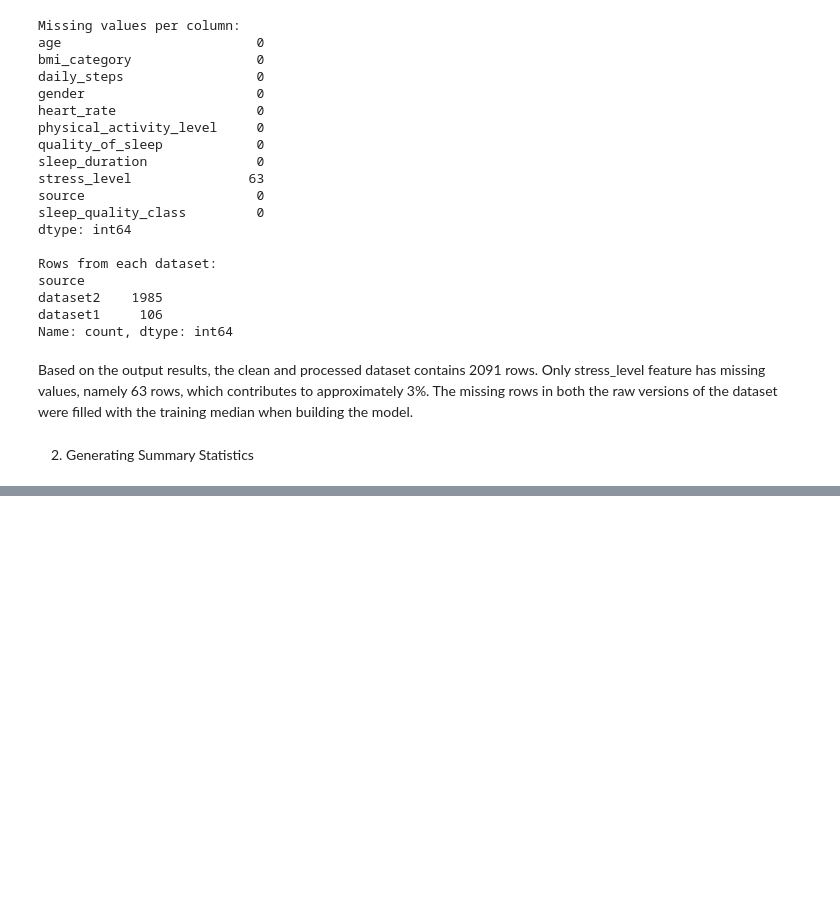
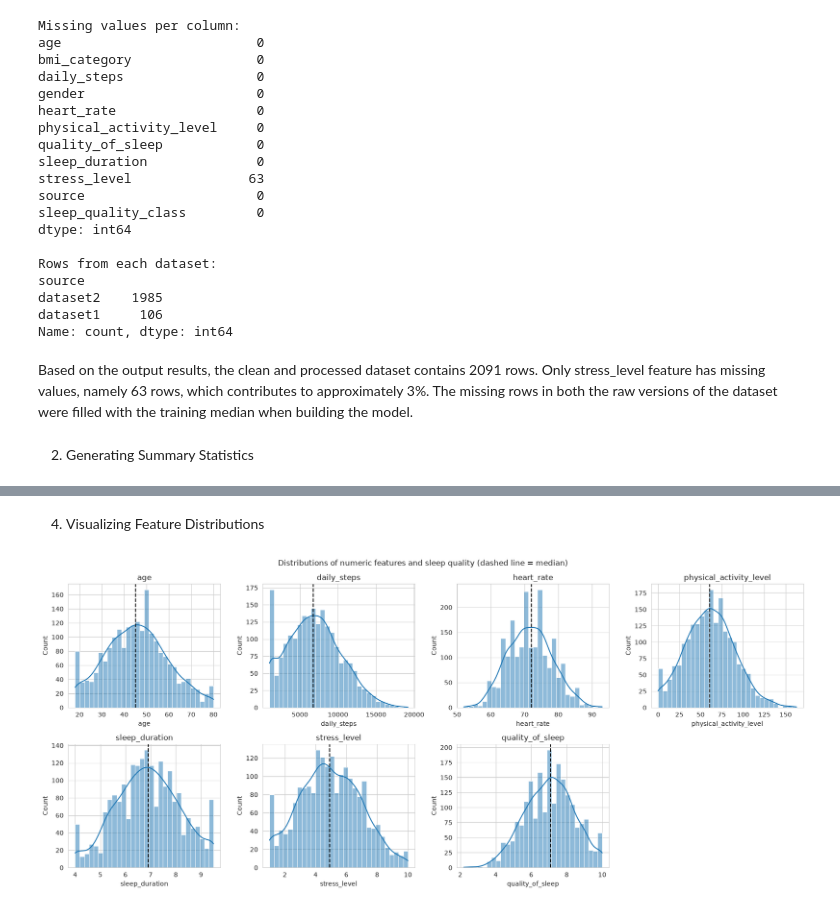
Before and after one commit to HamsMSaidam/QUALIFY, a Jupyter notebook: notebooks/02_EDA_layan.ipynb, the cells around one changed output, grey strips where cells are left out. Drawn from its saved outputs; the diff is of its cells as text; code cells hidden in the pictures; blank space fills up the shorter version.

```diff
--- a/notebooks/02_EDA_layan.ipynb
+++ b/notebooks/02_EDA_layan.ipynb
@@ -101,0 +168,18 @@ Based on the output results, the clean and processed dataset contains 2091 rows.
+# %% [markdown]
+4. Visualizing Feature Distributions
+# %%
+fig, axes = plt.subplots(2, 4, figsize=(17, 7.5))
+axes = axes.flatten()
+for i in range(7):
+    col = (num_cols + [TARGET])[i]
+    sns.histplot(df[col], bins=30, kde=True, ax=axes[i])
+    axes[i].axvline(df[col].median(), color="black", linestyle="--")
+    axes[i].set_title(col)
+    axes[i].set_ylabel("Count")
+axes[7].axis("off")
+plt.suptitle("Distributions of numeric features and sleep quality (dashed line = median)")
+plt.tight_layout()
+plt.savefig(FIG + "/eda_03_numeric_distributions.png", dpi=200)
+plt.show()
+# %% [output]
+[figure, added]
```
Also changed, not shown: parts of 9 cells of this notebook, 4 other files.
